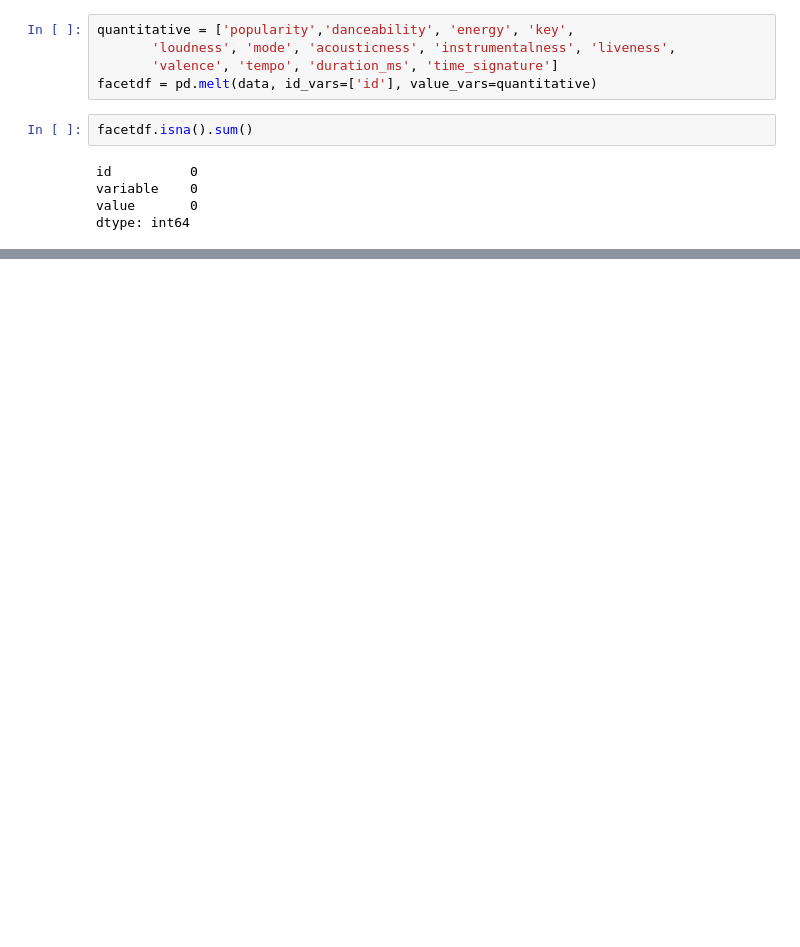
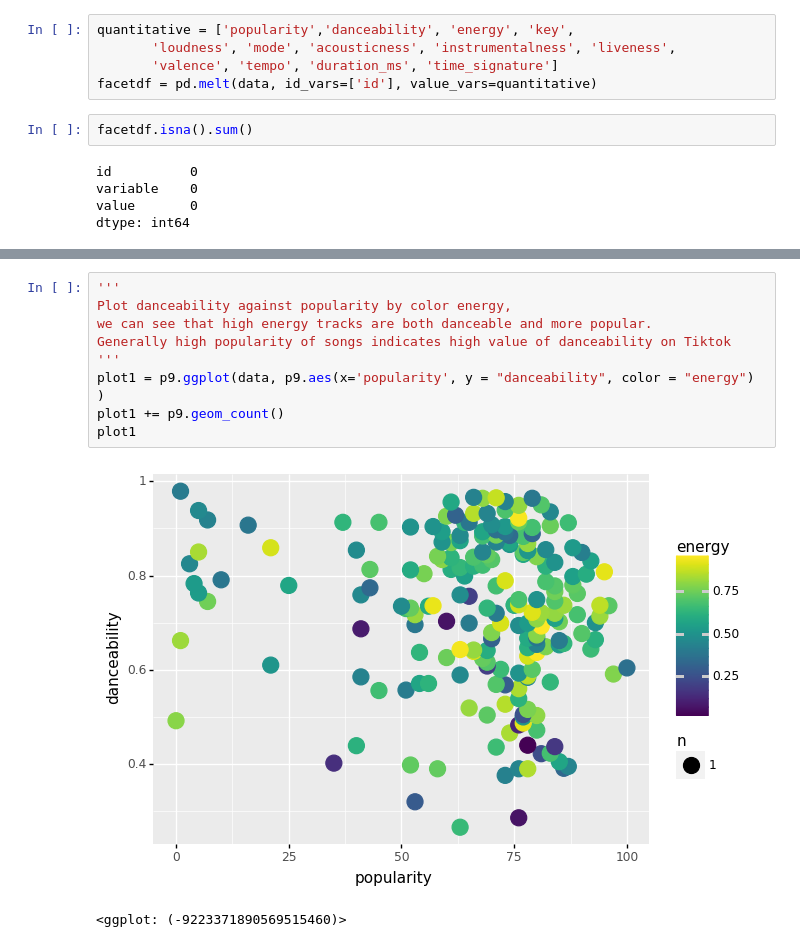
Before and after one commit to s-helal/tiktokify, a Jupyter notebook: graphs.ipynb, the cells around one changed output, grey strips where cells are left out. Cells and saved outputs as stored; diff of their text form; blank space fills up the shorter version.

```diff
--- a/graphs.ipynb
+++ b/graphs.ipynb
@@ -65,0 +153,12 @@ gg
+# %%
+'''
+Plot danceability against popularity by color energy,
+we can see that high energy tracks are both danceable and more popular.
+Generally high popularity of songs indicates high value of danceability on Tiktok
+'''
+plot1 = p9.ggplot(data, p9.aes(x='popularity', y = "danceability", color = "energy") )
+plot1 += p9.geom_count()
+plot1
+# %% [output]
+[figure, added]
+<ggplot: (-9223371890569515460)>
```
Also changed, not shown: parts of 17 cells of this notebook.
